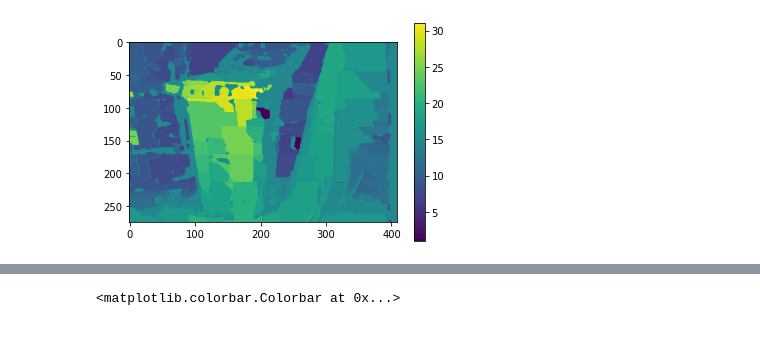
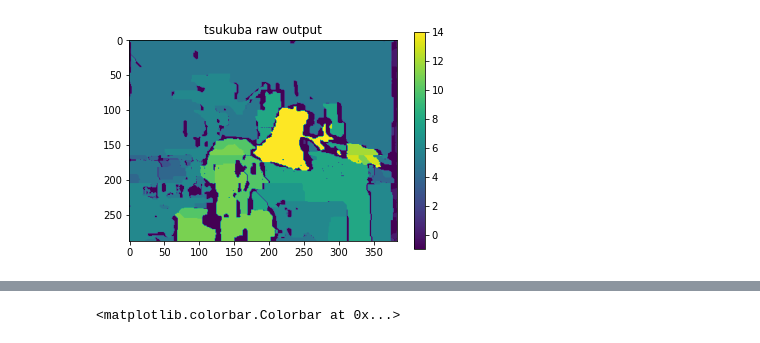
Before and after one commit to BaldPulse/Stereo_depth_energy, a Jupyter notebook: stiching.ipynb, the cells around one changed output, grey strips where cells are left out. Saved outputs shown, nothing was run; the diff lists cells and outputs as text; code cells hidden in the pictures.

Commit message:
Experiments

```diff
--- a/stiching.ipynb
+++ b/stiching.ipynb
@@ -71,5 +113,9 @@ def interpolate(disparity, maxdisp):
 # %%
 partial = load_partial("run\\tsukuba", 288, 50, 10)
 full = stitch(partial, 288, 50, 10)
+plt.imshow(full)
+plt.colorbar()
+plt.title("tsukuba raw output")
+plt.savefig("Data/Experiment/tsukuba/raw_disparity.png", format="png", transparent=False)
 # %% [output]
-[figure, old version]
+[figure, new version]
```
Also changed, not shown: parts of 18 cells of this notebook, 35 other files.
